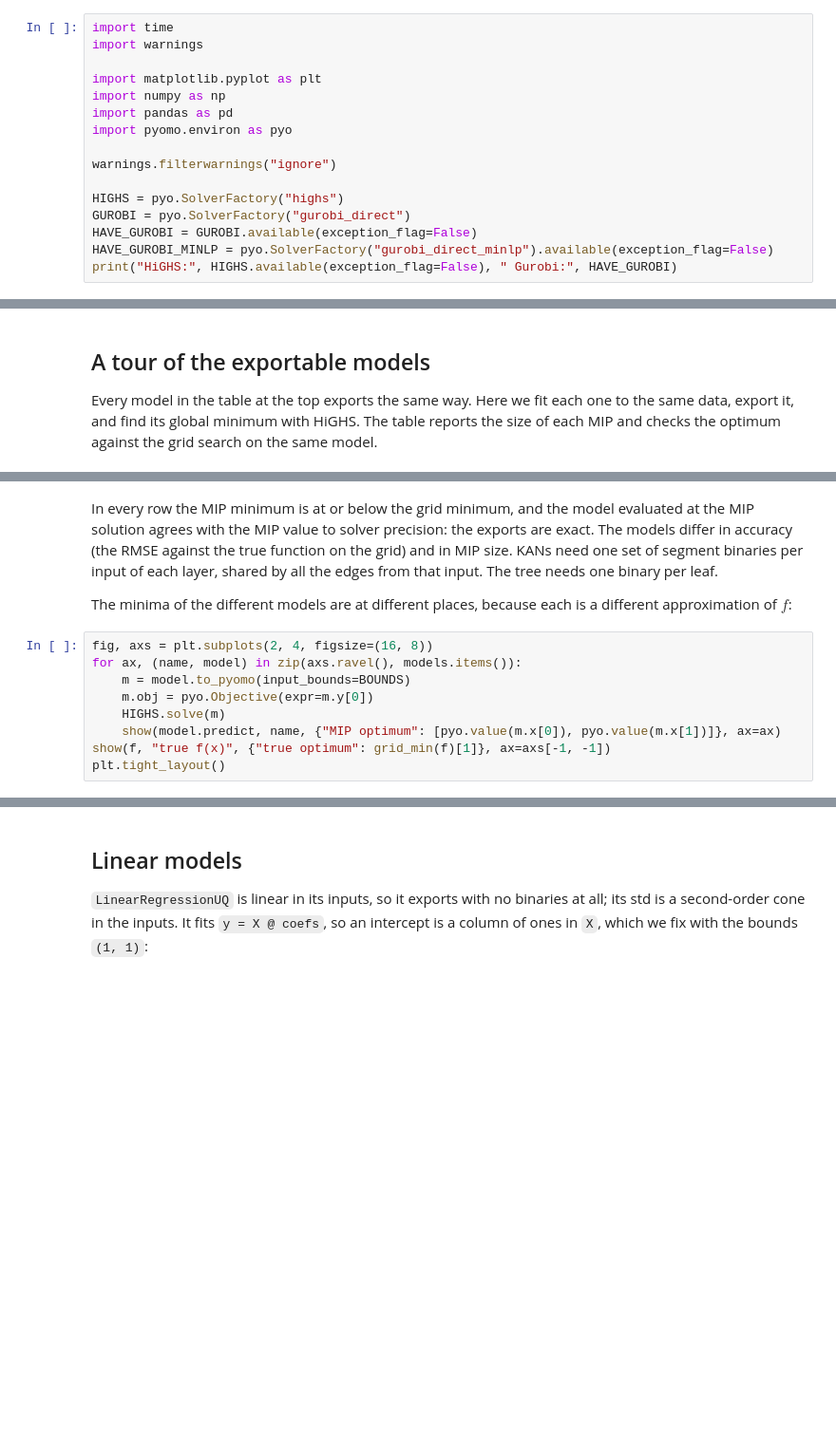
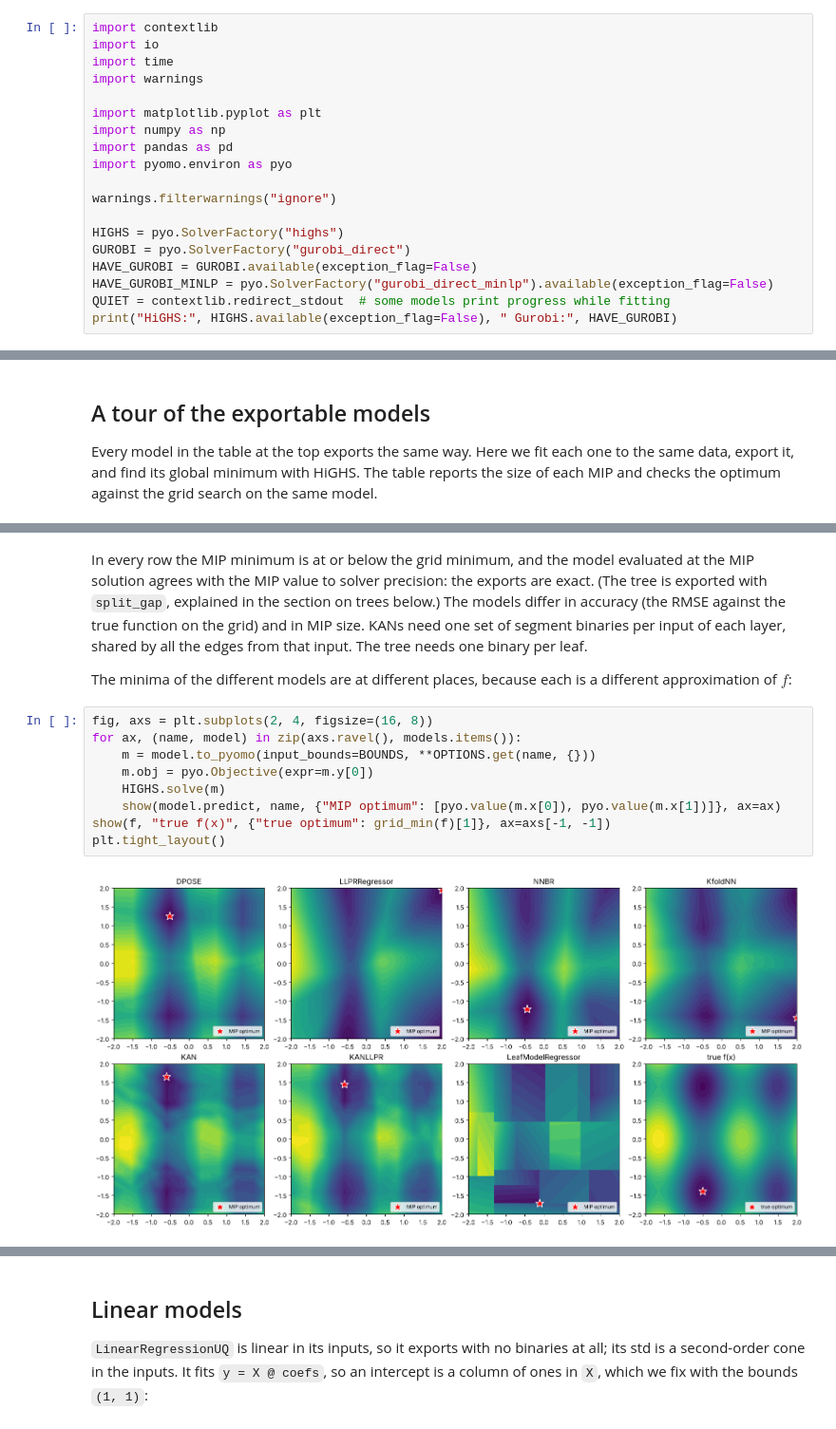
Before and after one commit to jkitchin/pycse, a Jupyter notebook: pycse-jb/pycse___python_computations_in_science_and_engineering/docs/mip.ipynb, the cells around one changed output, grey strips where cells are left out. Shown at 95% size. Drawn from its saved outputs; the diff is of its cells as text; blank space fills up the shorter version.

```diff
--- a/pycse-jb/pycse___python_computations_in_science_and_engineering/docs/mip.ipynb
+++ b/pycse-jb/pycse___python_computations_in_science_and_engineering/docs/mip.ipynb
@@ -37,6 +37,8 @@ You need `pip install "pycse[mip]"`, which installs Pyomo and the open-source
 [HiGHS](https://highs.dev) MILP solver. The sections on uncertainty and on SISSO also use
 Gurobi; `pip install gurobipy` includes a free license for small models like these.
 # %%
+import contextlib
+import io
 import time
 import warnings
 
@@ -51,4 +53,5 @@ HIGHS = pyo.SolverFactory("highs")
 GUROBI = pyo.SolverFactory("gurobi_direct")
 HAVE_GUROBI = GUROBI.available(exception_flag=False)
 HAVE_GUROBI_MINLP = pyo.SolverFactory("gurobi_direct_minlp").available(exception_flag=False)
+QUIET = contextlib.redirect_stdout  # some models print progress while fitting
 print("HiGHS:", HIGHS.available(exception_flag=False), " Gurobi:", HAVE_GUROBI)
@@ -284,6 +333,7 @@ tour.style.format({"|MIP - predict(x*)|": "{:.1e}", "test RMSE": "{:.3f}"})
 # %% [markdown]
 In every row the MIP minimum is at or below the grid minimum, and the model evaluated at
 the MIP solution agrees with the MIP value to solver precision: the exports are exact.
+(The tree is exported with `split_gap`, explained in the section on trees below.)
 The models differ in accuracy (the RMSE against the true function on the grid) and in MIP
 size. KANs need one set of segment binaries per input of each layer, shared by all the
 edges from that input. The tree needs one binary per leaf.
@@ -293,9 +343,11 @@ approximation of $f$:
 # %%
 fig, axs = plt.subplots(2, 4, figsize=(16, 8))
 for ax, (name, model) in zip(axs.ravel(), models.items()):
-    m = model.to_pyomo(input_bounds=BOUNDS)
+    m = model.to_pyomo(input_bounds=BOUNDS, **OPTIONS.get(name, {}))
     m.obj = pyo.Objective(expr=m.y[0])
     HIGHS.solve(m)
     show(model.predict, name, {"MIP optimum": [pyo.value(m.x[0]), pyo.value(m.x[1])]}, ax=ax)
 show(f, "true f(x)", {"true optimum": grid_min(f)[1]}, ax=axs[-1, -1])
 plt.tight_layout()
+# %% [output]
+[figure, added]
```
Also changed, not shown: parts of 18 cells of this notebook.
